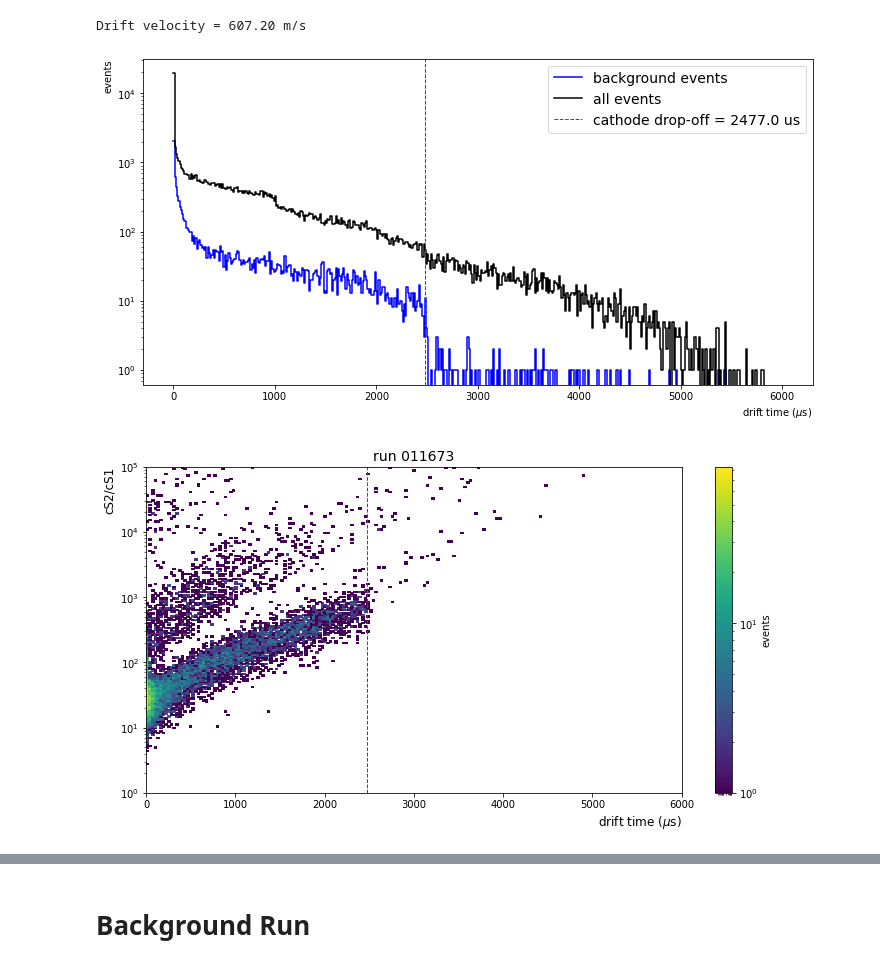
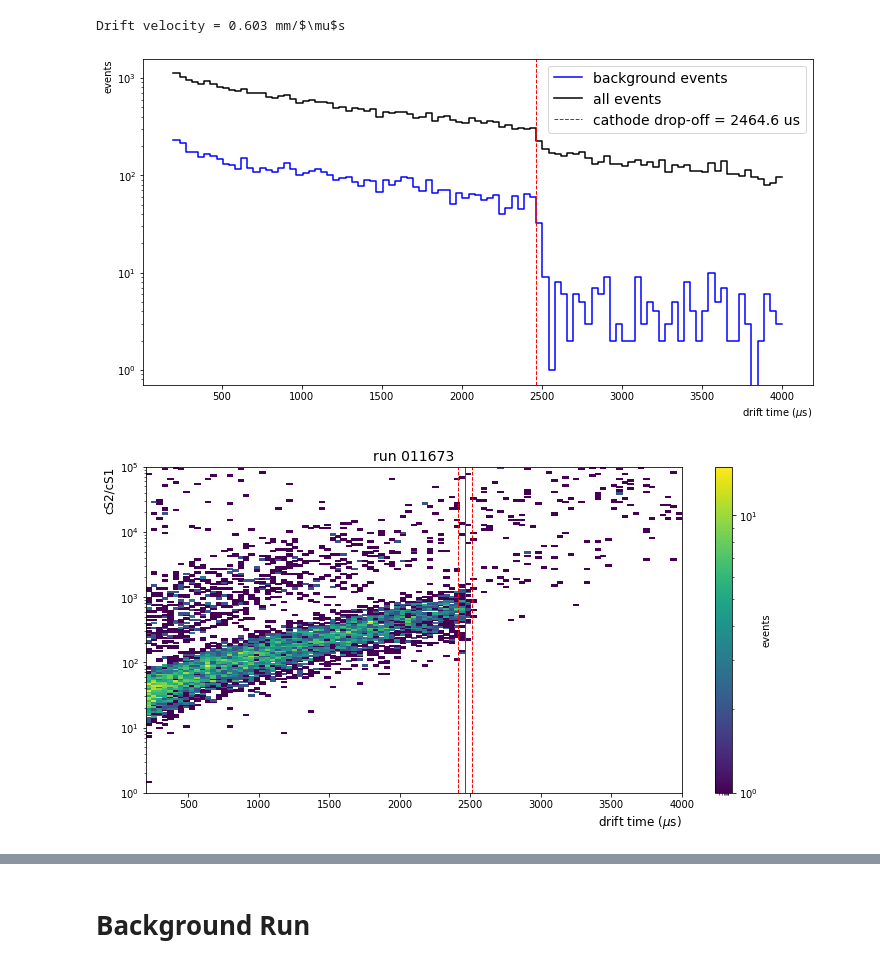
Before and after one commit to valerioda/xenon-note, a Jupyter notebook: fast_response_analysis/bkg-Kr_data-comparison.ipynb, the cells around one changed output, grey strips where cells are left out. Saved outputs shown, nothing was run; the diff lists cells and outputs as text; code cells hidden in the pictures.

```diff
--- a/fast_response_analysis/bkg-Kr_data-comparison.ipynb
+++ b/fast_response_analysis/bkg-Kr_data-comparison.ipynb
@@ -277,6 +103,6 @@ psu.rectangle(area3, aft3, 'g')
 # %%
-vd_kr = drift_velocity(run_kr,area2, aft2, width2)
+vd_kr = ddu.drift_velocity(st,run_kr,area2, aft2, width2, low = 200, high = 4000, binning = 100, perc=2)
 # %% [output]
-Drift velocity = 607.20 m/s
+Drift velocity = 0.603 mm/$\mu$s
-[figure, old version]
+[figure, new version]
-[figure, old version]
+[figure, new version]
```
Also changed, not shown: parts of 37 cells of this notebook, 2 other files.
